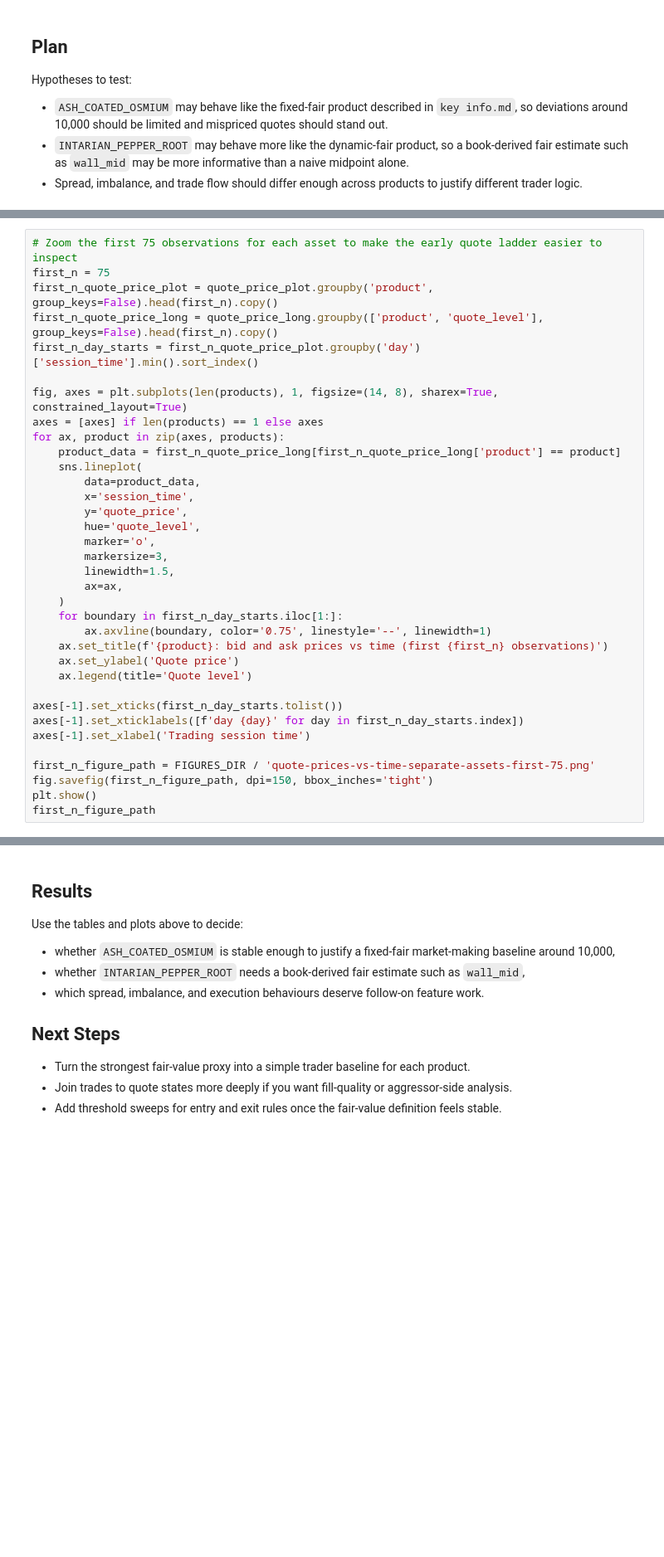
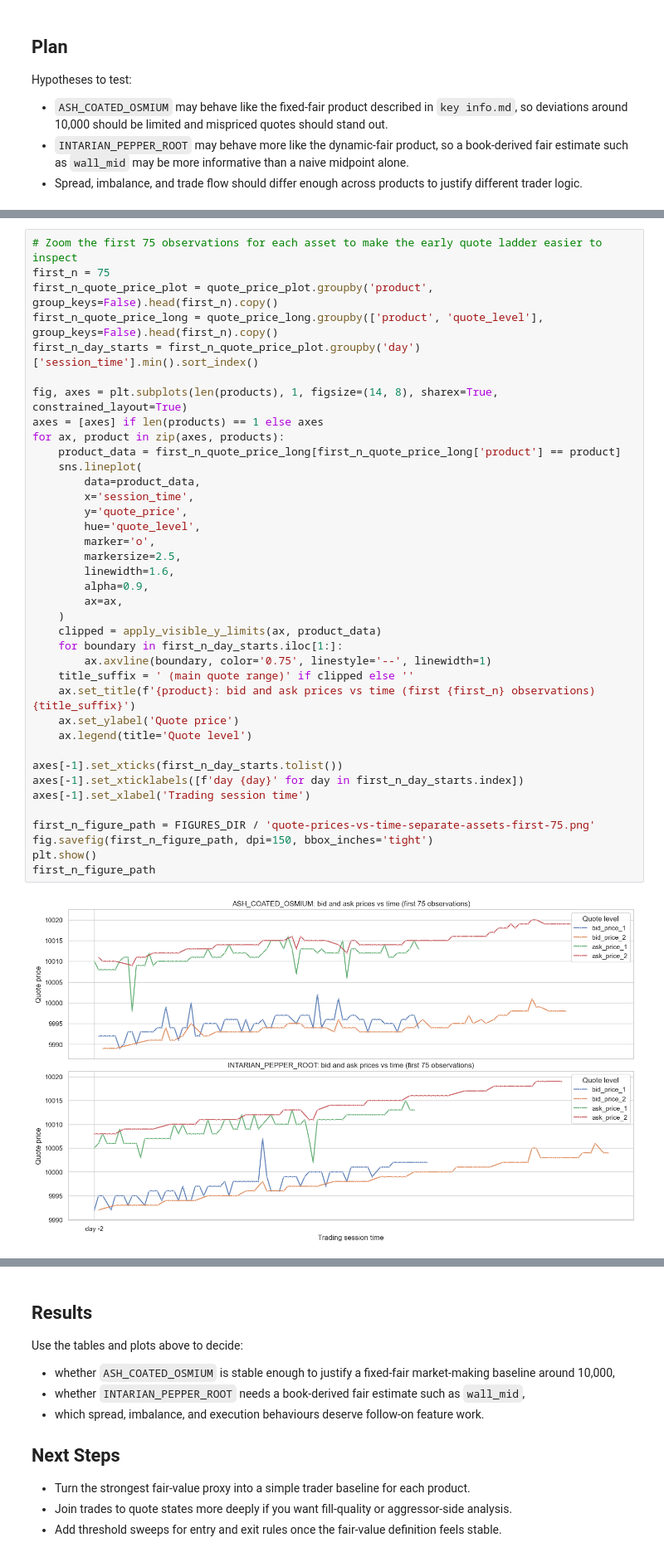
Before and after one commit to s-h-a-n-i-l/imc-prosperity, a Jupyter notebook: output/jupyter-notebook/round-1-eda.ipynb, the cells around one changed output, grey strips where cells are left out. Shown at 83% size. Saved outputs shown, nothing was run; the diff lists cells and outputs as text; blank space fills up the shorter version.

```diff
--- a/output/jupyter-notebook/round-1-eda.ipynb
+++ b/output/jupyter-notebook/round-1-eda.ipynb
@@ -163,33 +222,38 @@ quote_figure_path
 first_n = 75
 first_n_quote_price_plot = quote_price_plot.groupby('product', group_keys=False).head(first_n).copy()
 first_n_quote_price_long = quote_price_long.groupby(['product', 'quote_level'], group_keys=False).head(first_n).copy()
 first_n_day_starts = first_n_quote_price_plot.groupby('day')['session_time'].min().sort_index()
 
 fig, axes = plt.subplots(len(products), 1, figsize=(14, 8), sharex=True, constrained_layout=True)
 axes = [axes] if len(products) == 1 else axes
 for ax, product in zip(axes, products):
     product_data = first_n_quote_price_long[first_n_quote_price_long['product'] == product]
     sns.lineplot(
         data=product_data,
         x='session_time',
         y='quote_price',
         hue='quote_level',
         marker='o',
-        markersize=3,
-        linewidth=1.5,
+        markersize=2.5,
+        linewidth=1.6,
+        alpha=0.9,
         ax=ax,
     )
+    clipped = apply_visible_y_limits(ax, product_data)
     for boundary in first_n_day_starts.iloc[1:]:
         ax.axvline(boundary, color='0.75', linestyle='--', linewidth=1)
-    ax.set_title(f'{product}: bid and ask prices vs time (first {first_n} observations)')
+    title_suffix = ' (main quote range)' if clipped else ''
+    ax.set_title(f'{product}: bid and ask prices vs time (first {first_n} observations){title_suffix}')
     ax.set_ylabel('Quote price')
     ax.legend(title='Quote level')
 
 axes[-1].set_xticks(first_n_day_starts.tolist())
 axes[-1].set_xticklabels([f'day {day}' for day in first_n_day_starts.index])
 axes[-1].set_xlabel('Trading session time')
 
 first_n_figure_path = FIGURES_DIR / 'quote-prices-vs-time-separate-assets-first-75.png'
 fig.savefig(first_n_figure_path, dpi=150, bbox_inches='tight')
 plt.show()
 first_n_figure_path
+# %% [output]
+[figure, added]
```
Also changed, not shown: parts of 13 cells of this notebook, 10 other files.
